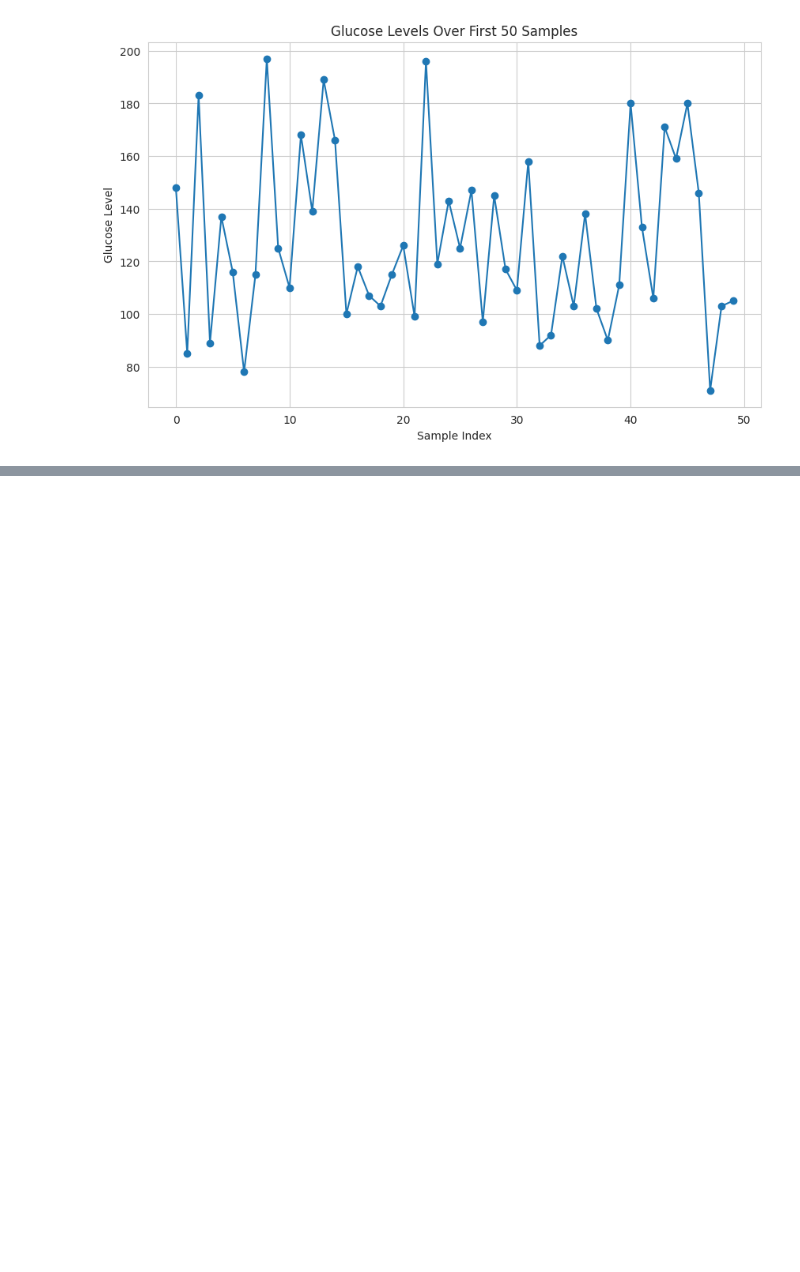
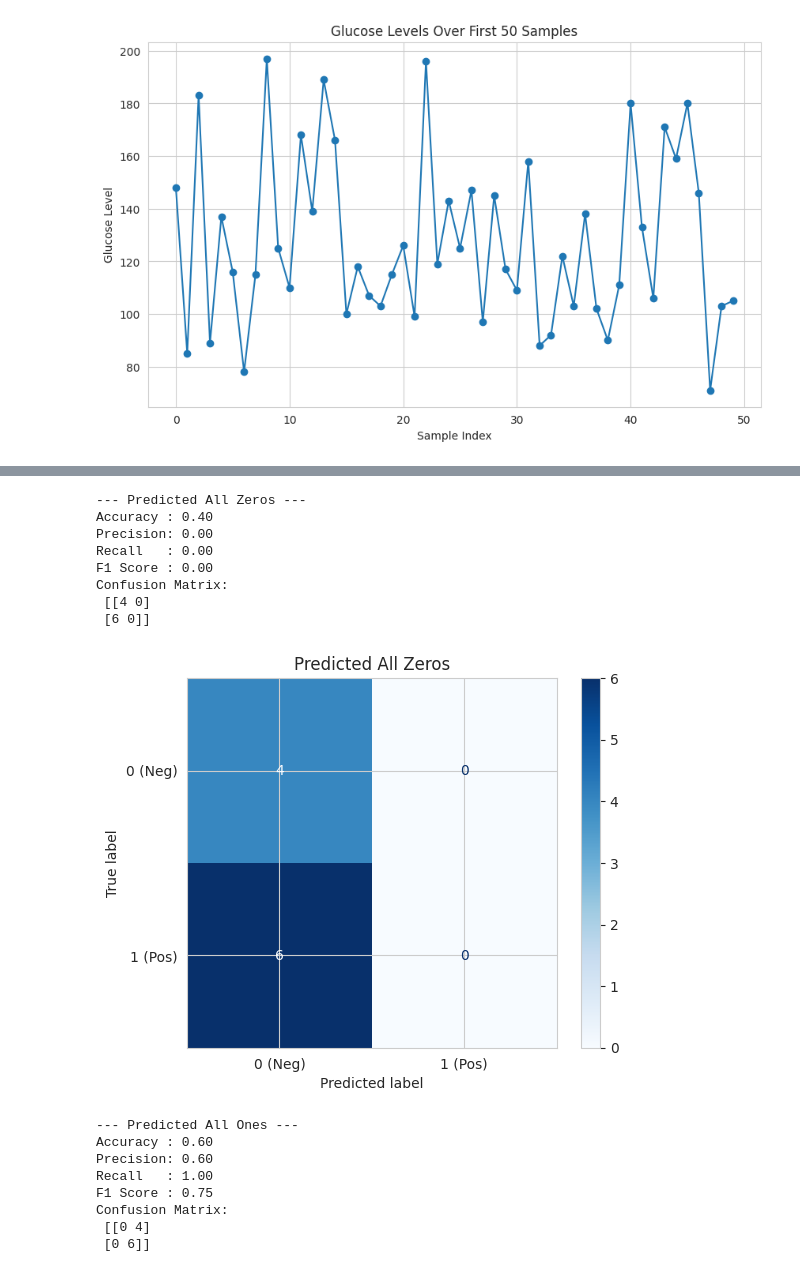
Before and after one commit to iotpelican/ml-llm-course-work, a Jupyter notebook: ss_tech_27_hw_bonus_01.ipynb, the cells around one changed output, grey strips where cells are left out. Cells and saved outputs as stored; diff of their text form; code cells hidden in the pictures; blank space fills up the shorter version.

```diff
--- a/ss_tech_27_hw_bonus_01.ipynb
+++ b/ss_tech_27_hw_bonus_01.ipynb
@@ -283,0 +490,62 @@ plt.show()
+# %%
+import numpy as np
+from sklearn.metrics import (
+    accuracy_score,
+    precision_score,
+    recall_score,
+    f1_score,
+    confusion_matrix,
+    ConfusionMatrixDisplay
+)
+import matplotlib.pyplot as plt
+
+# Ground truth (true labels)
+y_true = np.array([0, 1, 1, 0, 1, 0, 1, 1, 0, 1])  # 6 ones, 4 zeros
+
+# Predicted all zeros
+y_pred_zeros = np.zeros_like(y_true)
+
+# Predicted all ones
+y_pred_ones = np.ones_like(y_true)
+
+def evaluate_and_plot(y_true, y_pred, description):
+    acc = accuracy_score(y_true, y_pred)
+    prec = precision_score(y_true, y_pred, zero_division=0)
+    rec = recall_score(y_true, y_pred)
+    f1 = f1_score(y_true, y_pred)
+    cm = confusion_matrix(y_true, y_pred)
+
+    print(f"\n--- {description} ---")
+    print(f"Accuracy : {acc:.2f}")
+    print(f"Precision: {prec:.2f}")
+    print(f"Recall   : {rec:.2f}")
+    print(f"F1 Score : {f1:.2f}")
+    print("Confusion Matrix:\n", cm)
+
+    # Plot confusion matrix
+    disp = ConfusionMatrixDisplay(confusion_matrix=cm, display_labels=["0 (Neg)", "1 (Pos)"])
+    disp.plot(cmap=plt.cm.Blues)
+    plt.title(description)
+    plt.show()
+
+# Evaluate both cases
+evaluate_and_plot(y_true, y_pred_zeros, "Predicted All Zeros")
+evaluate_and_plot(y_true, y_pred_ones, "Predicted All Ones")
+# %% [output]
+--- Predicted All Zeros ---
+Accuracy : 0.40
+Precision: 0.00
+Recall   : 0.00
+F1 Score : 0.00
+Confusion Matrix:
+ [[4 0]
+ [6 0]]
+[figure, added]
+--- Predicted All Ones ---
+Accuracy : 0.60
+Precision: 0.60
+Recall   : 1.00
+F1 Score : 0.75
+Confusion Matrix:
+ [[0 4]
+ [0 6]]
```
Also changed, not shown: parts of 12 cells of this notebook.
